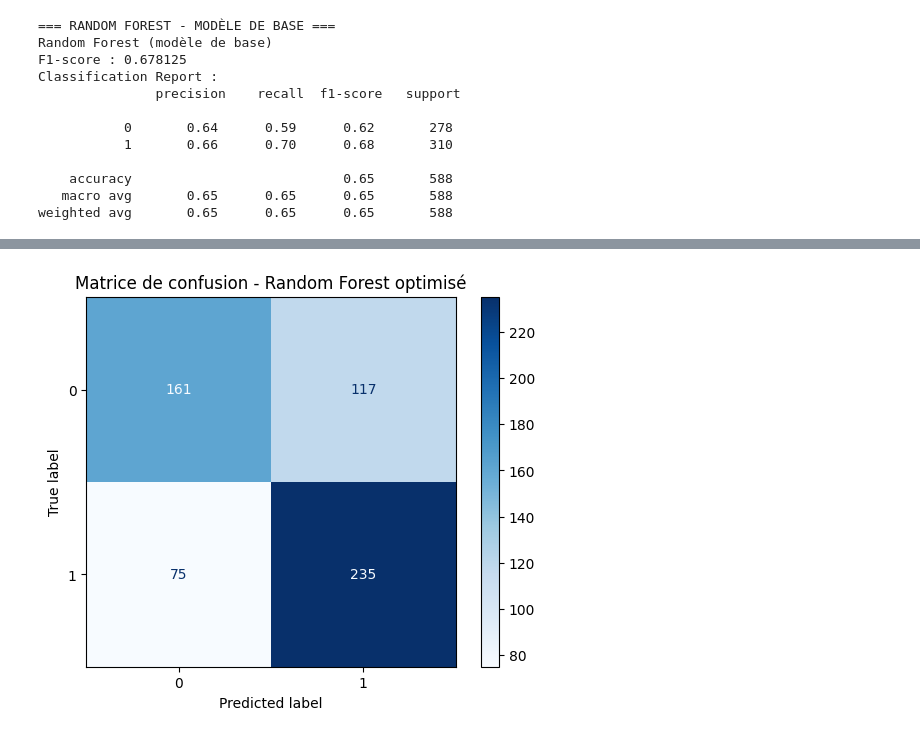
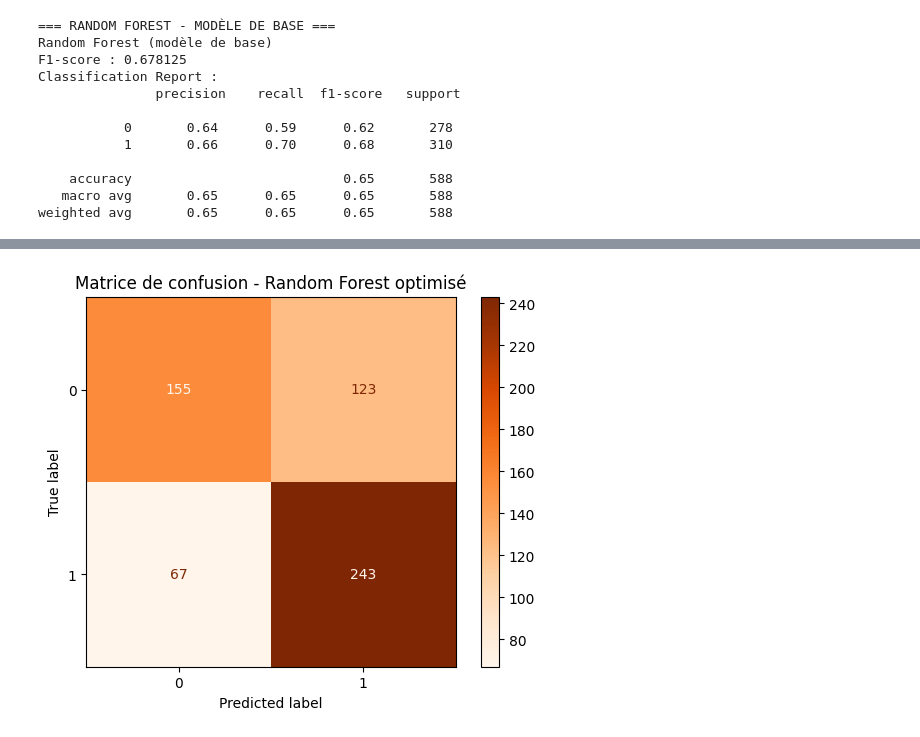
Before and after one commit to Emma-Coco/-ML_Marketing_FOAD-_-EmmaCOCOTanyaTIBOUCHE-, a Jupyter notebook: Analyse.ipynb, the cells around one changed output, grey strips where cells are left out. Saved outputs shown, nothing was run; the diff lists cells and outputs as text; code cells hidden in the pictures.

```diff
--- a/Analyse.ipynb
+++ b/Analyse.ipynb
@@ -1692,6 +1694,5 @@ plt.show()
 # %%
-print("\n" + "="*50)
-print("=== RANDOM FOREST - VERSION OPTIMISÉE ===")
+#OPTIMISATION DU MODÈLE DE BASE
 
 # 6. OPTIMISATION AVEC GRID SEARCH
 # Définir les paramètres à tester
@@ -1699,7 +1700,9 @@ rf_params = {
     'n_estimators': [50, 100, 200],           # Nombre d'arbres
     'max_depth': [3, 5, 7, None],             # Profondeur maximale
     'min_samples_split': [2, 5, 10],          # Échantillons min pour diviser
-    'min_samples_leaf': [1, 2, 4]             # Échantillons min par feuille
+    'min_samples_leaf': [1, 2, 4],             # Échantillons min par feuille
+    'max_features': ['sqrt', 'log2', None],   # ✅ AJOUT
+    'bootstrap': [True, False]                # ✅ AJOUT
 }
 
 # 7. GRID SEARCH AVEC VALIDATION CROISÉE
@@ -1715,14 +1718,17 @@ rf_grid = GridSearchCV(
 print("Entraînement du Random Forest optimisé...")
 rf_grid.fit(x_train, y_train)
 
-# 8. RÉCUPÉRER LE MEILLEUR MODÈLE
 best_rf_model = rf_grid.best_estimator_
 rf_pred_optimized = best_rf_model.predict(x_test)
 
-# 9. RÉSULTATS OPTIMISÉS
-print("\nRandom Forest optimisé")
-print("Meilleurs paramètres :", rf_grid.best_params_)
-print("Meilleur score CV :", rf_grid.best_score_)
-print("F1-score (test set) :", f1_score(y_test, rf_pred_optimized))
-print("\nClassification report :\n", classification_report(y_test, rf_pred_optimized))
+# Comparaison avec modèle de base
+rf_base = RandomForestClassifier(random_state=42)
+rf_base.fit(x_train, y_train)
+rf_pred_base = rf_base.predict(x_test)
+
+print(f"RF de base    : F1-score = {f1_score(y_test, rf_pred_base):.3f}")
+print(f"RF optimisé   : F1-score = {f1_score(y_test, rf_pred_optimized):.3f}")
+
+improvement = (f1_score(y_test, rf_pred_optimized) - f1_score(y_test, rf_pred_base)) / f1_score(y_test, rf_pred_base) * 100
+print(f"Amélioration  : +{improvement:.1f}%")
 # %% [output]
@@ -1747,0 +1761,11 @@ weighted avg       0.67      0.67      0.67       588
+# %%
+# 8. RÉCUPÉRER LE MEILLEUR MODÈLE
+best_rf_model = rf_grid.best_estimator_
+rf_pred_optimized = best_rf_model.predict(x_test)
+
+# 9. RÉSULTATS OPTIMISÉS
+print("\nRandom Forest optimisé")
+print("Meilleurs paramètres :", rf_grid.best_params_)
+print("Meilleur score CV :", rf_grid.best_score_)
+print("F1-score (test set) :", f1_score(y_test, rf_pred_optimized))
+print("\nClassification report :\n", classification_report(y_test, rf_pred_optimized))
@@ -1748,7 +1787,7 @@ weighted avg       0.67      0.67      0.67       588
 # %%
 # 10. MATRICE DE CONFUSION OPTIMISÉE
-ConfusionMatrixDisplay.from_estimator(best_rf_model, x_test, y_test, cmap="Blues")
+ConfusionMatrixDisplay.from_estimator(best_rf_model, x_test, y_test, cmap="Oranges")
 plt.title("Matrice de confusion - Random Forest optimisé")
 plt.show()
 # %% [output]
-[figure, old version]
+[figure, new version]
```
Also changed, not shown: parts of 18 cells of this notebook.
